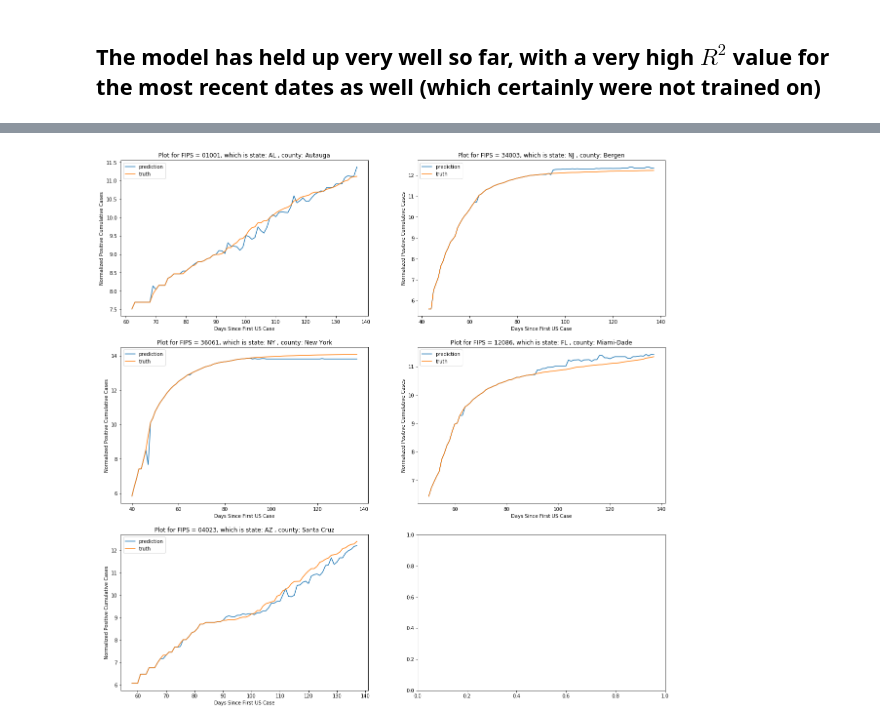
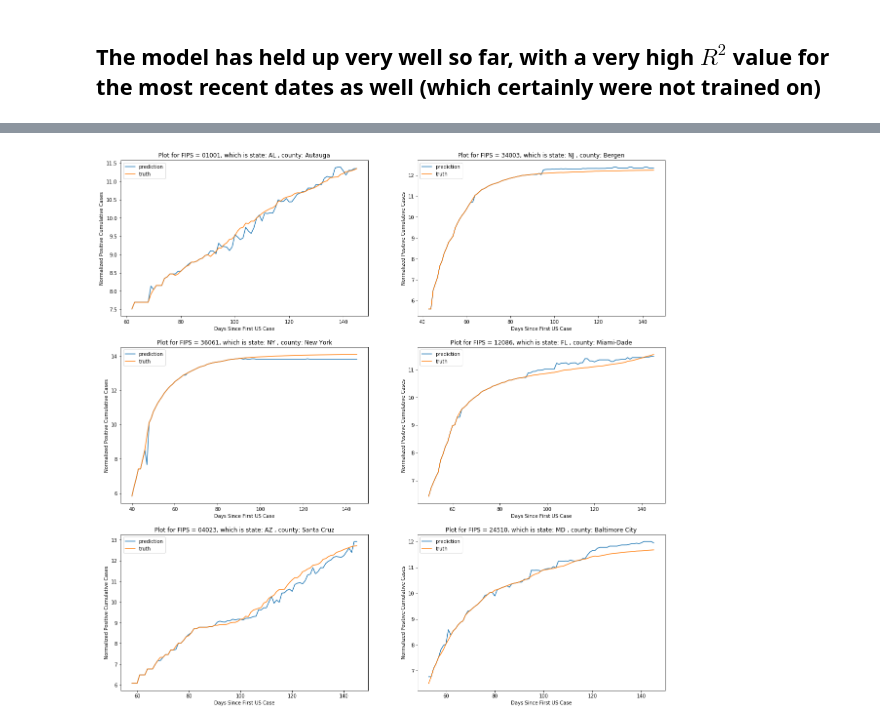
Before and after one commit to petersim1/COVID-19_Project, a Jupyter notebook: Evaluation.ipynb, the cells around one changed output, grey strips where cells are left out. Saved outputs shown, nothing was run; the diff lists cells and outputs as text; code cells hidden in the pictures.

```diff
--- a/Evaluation.ipynb
+++ b/Evaluation.ipynb
@@ -251,7 +266,7 @@ DF['adjusted_pred'] = np.exp(DF['predictions'])*min_value*DF['population']
 
 DF['positive_shifted'] = DF.groupby('FIPS')['Positive'].shift(-target_lagged_count)
 
-DF = DF.dropna()
+DF = DF.dropna().reset_index(drop=True)
 # %%
 num_days_evaluate = 20
 dates_evaluate = sorted(DF['Date'].unique())[-num_days_evaluate:]
@@ -344,30 +375,34 @@ date_mapping = dict(zip(sorted(list(DF['Date'].unique())),range(len(set(DF['Date
 
 DF['Days_Since_First_Case'] = DF['Date'].map(date_mapping)
 # %%
-fip_plot = ['01001','34003','36061','12086','04023']
+fip_plot = ['01001','34003','36061','12086','04023','24510']
 
 fig,axes = plt.subplots(nrows=int(np.ceil(len(fip_plot)/2)),ncols=2,figsize=(20,20),gridspec_kw={'hspace': .2})
+
+if len(fip_plot)%2 != 0 :
+    axes[-1, -1].axis('off')
 axes = axes.ravel()
+
 
 
 for i,fip in enumerate(fip_plot) :
     state_plot = DF[DF['FIPS']==fip]['state'].values[0]
     county_plot = DF[DF['FIPS']==fip]['Admin2'].values[0]
 
     axes[i].plot(DF[DF['FIPS']==fip]['Days_Since_First_Case'],
          DF[DF['FIPS']==fip]['predictions'],label='prediction')
     axes[i].plot(DF[DF['FIPS']==fip]['Days_Since_First_Case'],
          DF[DF['FIPS']==fip]['Positive_Cases_PopNormed_Scaled_Target'],label='truth')
 
     #axes[i].plot(DF[DF['FIPS']==fip]['Days_Since_First_Case'],
     #     DF[DF['FIPS']==fip]['adjusted_pred'],label='prediction')
     #axes[i].plot(DF[DF['FIPS']==fip]['Days_Since_First_Case'],
     #     DF[DF['FIPS']==fip]['positive_shifted'],label='truth')
 
     axes[i].set_xlabel('Days Since First US Case')
     axes[i].set_ylabel('Normalized Positive Cumulative Cases')
     axes[i].set_title('Plot for FIPS = {}, which is state: {} , county: {}'.format(fip,state_plot,county_plot))
     axes[i].legend()
 plt.show()
 # %% [output]
-[figure, old version]
+[figure, new version]
```
Also changed, not shown: parts of 12 cells of this notebook, 44 other files.
